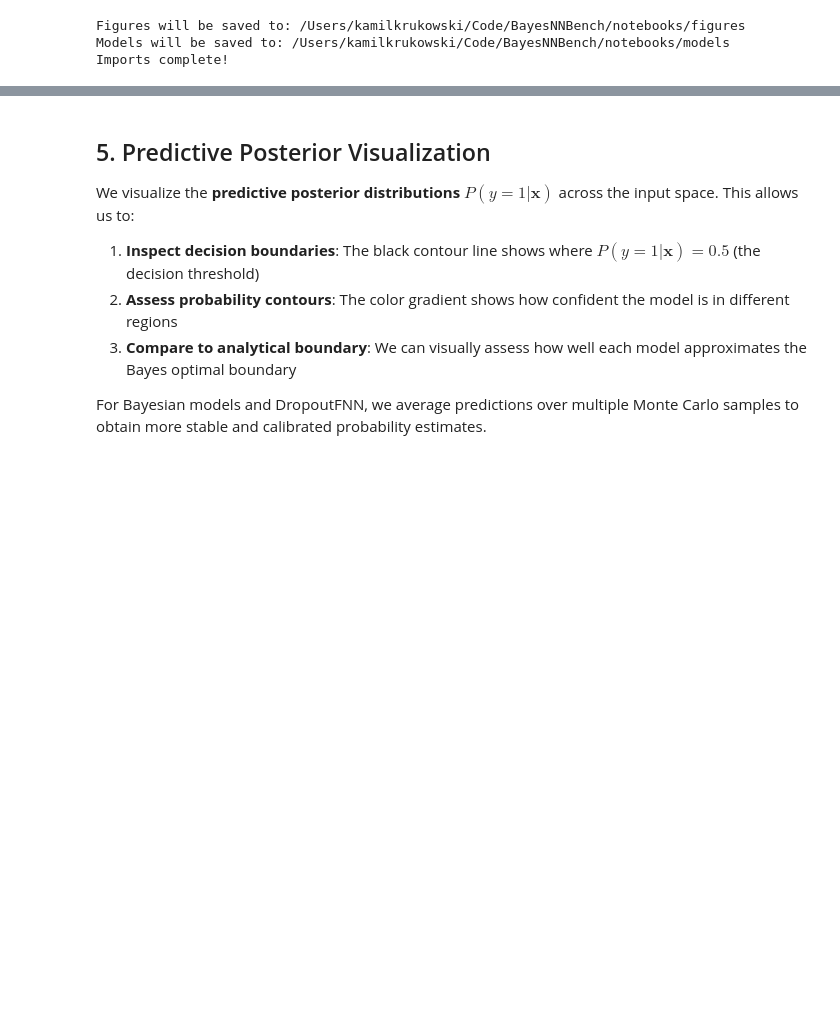
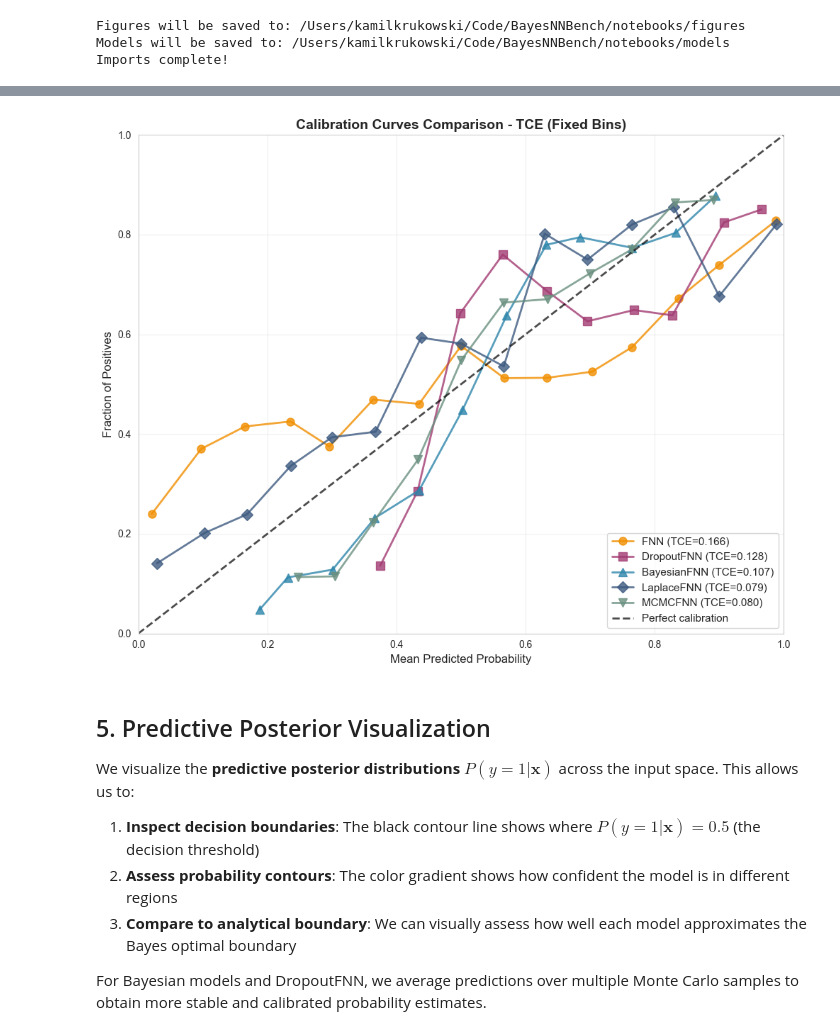
Before and after one commit to kamilkrukowski/BayesNNBench, a Jupyter notebook: notebooks/train_analyze_posterior.ipynb, the cells around one changed output, grey strips where cells are left out. Saved outputs shown, nothing was run; the diff lists cells and outputs as text; code cells hidden in the pictures; blank space fills up the shorter version.

```diff
--- a/notebooks/train_analyze_posterior.ipynb
+++ b/notebooks/train_analyze_posterior.ipynb
@@ -328,3 +506,67 @@ plot_calibration_curves_comparison(
+# %%
+# Plot calibration curves comparison
+# Pass predictions and labels so the function can compute curves with appropriate binning
+# - 'ece' / 'tce': Fixed-width bins
+# - 'ace': Adaptive bins (equal samples per bin)
+plot_calibration_curves_comparison(
+    [
+        {
+            "predictions": fnn_probs,
+            "labels": fnn_labels,
+            "ece": fnn_metrics["ece"],
+            "ace": fnn_metrics["ace"],
+            "tce": fnn_metrics["tce"],
+            "label": "FNN",
+            "color": "#F18F01",
+            "marker": "o",
+        },
+        {
+            "predictions": dropout_fnn_probs,
+            "labels": dropout_fnn_labels,
+            "ece": dropout_fnn_metrics["ece"],
+            "ace": dropout_fnn_metrics["ace"],
+            "tce": dropout_fnn_metrics["tce"],
+            "label": "DropoutFNN",
+            "color": "#A23B72",
+            "marker": "s",
+        },
+        {
+            "predictions": bayesian_fnn_probs,
+            "labels": bayesian_fnn_labels,
+            "ece": bayesian_fnn_metrics["ece"],
+            "ace": bayesian_fnn_metrics["ace"],
+            "tce": bayesian_fnn_metrics["tce"],
+            "label": "BayesianFNN",
+            "color": "#2E86AB",
+            "marker": "^",
+        },
+        {
+            "predictions": laplace_probs,
+            "labels": y_test_jax,
+            "ece": laplace_fnn_metrics["ece"],
+            "ace": laplace_fnn_metrics["ace"],
+            "tce": laplace_fnn_metrics["tce"],
+            "label": "LaplaceFNN",
+            "color": "#3D5A80",
+            "marker": "D",
+        },
+        {
+            "predictions": mcmc_probs,
+            "labels": y_test_jax,
+            "ece": mcmc_fnn_metrics["ece"],
+            "ace": mcmc_fnn_metrics["ace"],
+            "tce": mcmc_fnn_metrics["tce"],
+            "label": "MCMCFNN",
+            "color": "#6B9080",
+            "marker": "v",
+        },
+    ],
+    figures_dir=figures_dir,
+    metric='tce',  # Options: 'ece', 'ace', 'tce', 'all'
+    num_bins=15,
+)
+# %% [output]
+[figure, added]
 # %% [markdown]
 ## 5. Predictive Posterior Visualization
 
```
Also changed, not shown: parts of 20 cells of this notebook, 19 other files.
